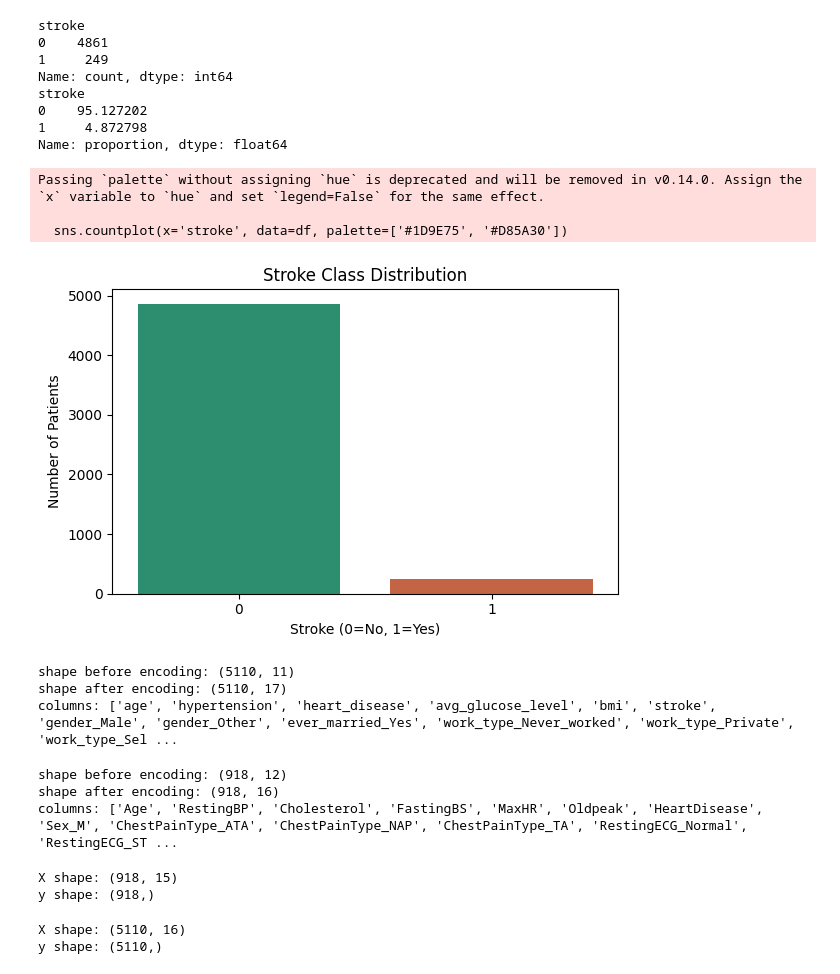
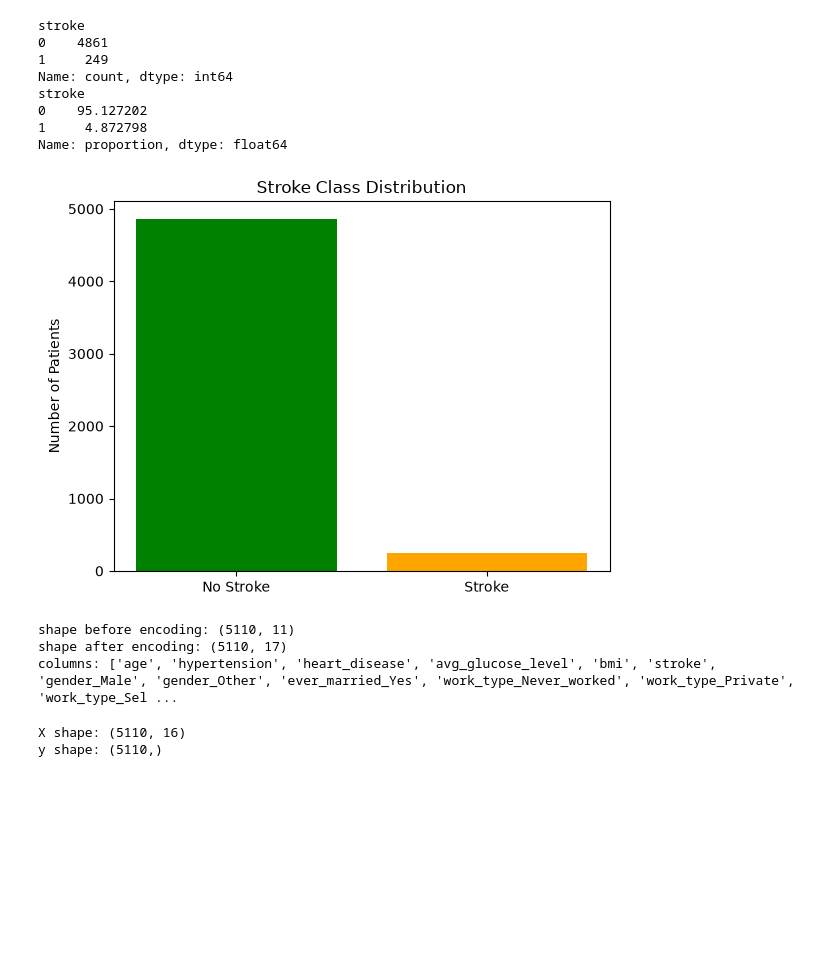
Before and after one commit to aminasaeed223/stroke_prediction, a Jupyter notebook: notebooks/ML_pipeline.ipynb, the cells around one changed output. Saved outputs shown, nothing was run; the diff lists cells and outputs as text; code cells hidden in the pictures; blank space fills up the shorter version.

```diff
--- a/notebooks/ML_pipeline.ipynb
+++ b/notebooks/ML_pipeline.ipynb
@@ -116,18 +116,13 @@ stroke
 Name: proportion, dtype: float64
 # %%
 # bar chart to visualize class balance
-plt.figure(figsize=(6, 4))
-sns.countplot(x='stroke', data=df, palette=['#1D9E75', '#D85A30'])
+counts = df['stroke'].value_counts()
+plt.bar(['No Stroke', 'Stroke'], counts.values, color=['green', 'orange'])
 plt.title('Stroke Class Distribution')
-plt.xlabel('Stroke (0=No, 1=Yes)')
 plt.ylabel('Number of Patients')
-plt.tight_layout()
 plt.show()
 # %% [output]
-Passing `palette` without assigning `hue` is deprecated and will be removed in v0.14.0. Assign the `x` variable to `hue` and set `legend=False` for the same effect.
-
-  sns.countplot(x='stroke', data=df, palette=['#1D9E75', '#D85A30'])
-[figure, old version]
+[figure, new version]
 # %%
 # encoding categorical variables using one-hot encoding
 # machine learning models only understand numbers not text
@@ -141,27 +136,6 @@ print('columns:', list(df_encoded.columns))
 shape before encoding: (5110, 11)
 shape after encoding: (5110, 17)
 columns: ['age', 'hypertension', 'heart_disease', 'avg_glucose_level', 'bmi', 'stroke', 'gender_Male', 'gender_Other', 'ever_married_Yes', 'work_type_Never_worked', 'work_type_Private', 'work_type_Sel ...
-# %%
-# encoding categorical variables using one-hot encoding
-df_encoded = pd.get_dummies(df, columns=['Sex', 'ChestPainType',
-                                          'RestingECG', 'ExerciseAngina',
-                                          'ST_Slope'], drop_first=True)
-print("shape before encoding:", df.shape)
-print("shape after encoding:", df_encoded.shape)
-print("columns:", list(df_encoded.columns))
-# %% [output]
-shape before encoding: (918, 12)
-shape after encoding: (918, 16)
-columns: ['Age', 'RestingBP', 'Cholesterol', 'FastingBS', 'MaxHR', 'Oldpeak', 'HeartDisease', 'Sex_M', 'ChestPainType_ATA', 'ChestPainType_NAP', 'ChestPainType_TA', 'RestingECG_Normal', 'RestingECG_ST ...
-# %%
-# splitting the data into features and target variable
-X = df_encoded.drop('HeartDisease', axis=1)
-y = df_encoded['HeartDisease']
-print("X shape:", X.shape)
-print("y shape:", y.shape)
-# %% [output]
-X shape: (918, 15)
-y shape: (918,)
 # %%
 # splitting the data into features and target variable
 # X contains input columns, y contains what we want to predict
```
Also changed, not shown: parts of 6 cells of this notebook, 4 other files.
